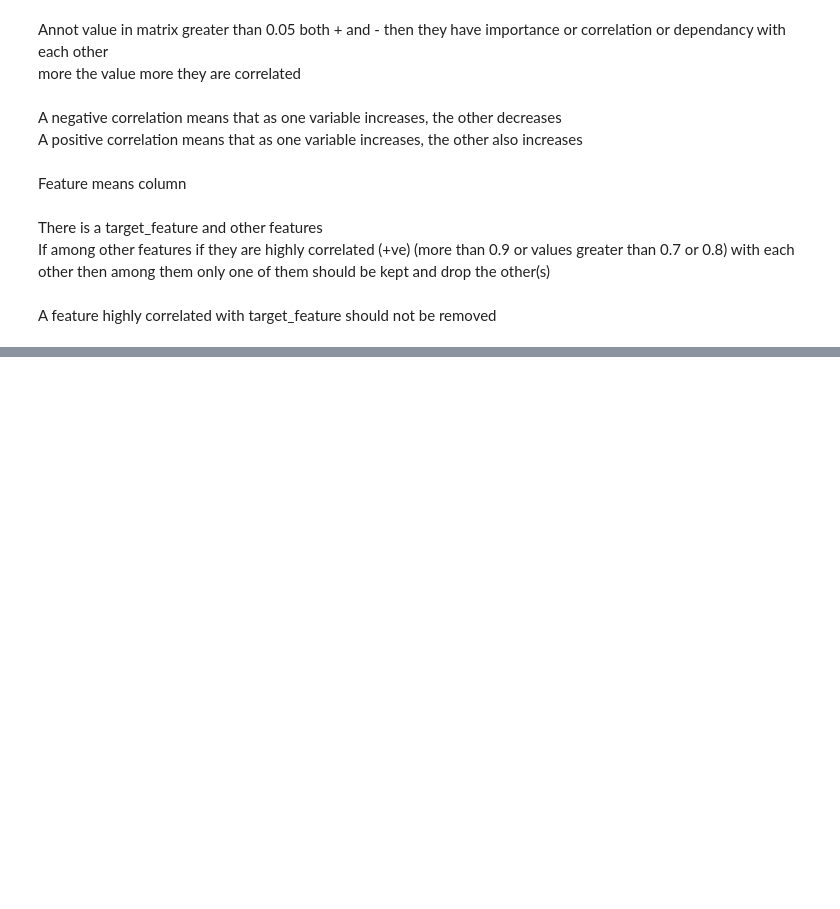
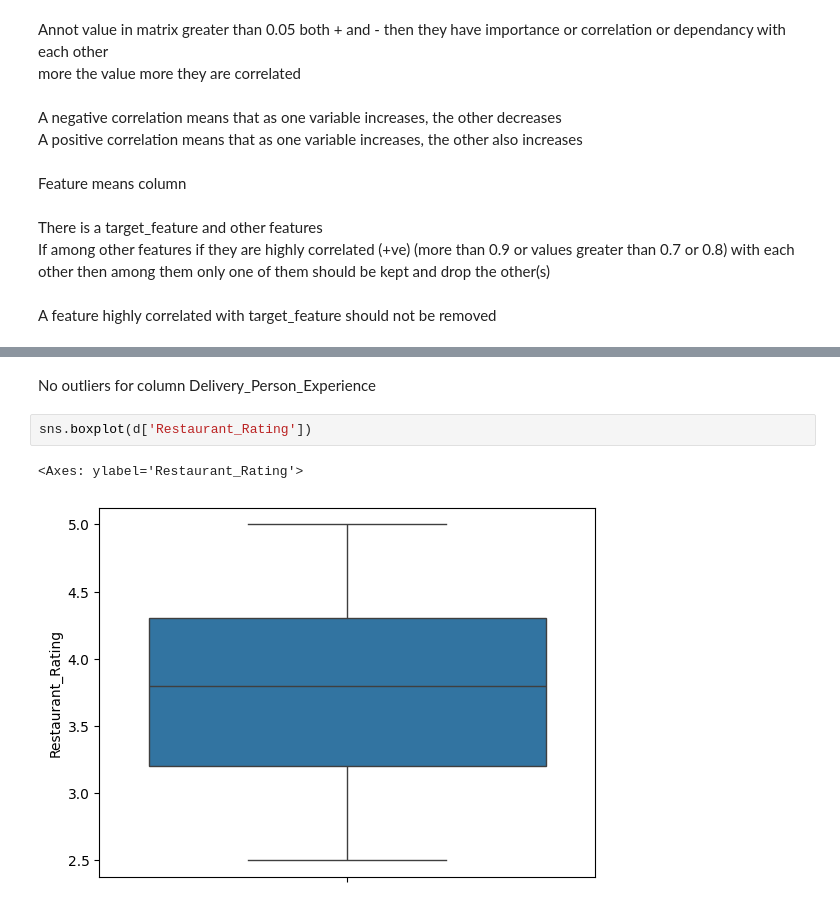
Before and after one commit to princypandya/Food-Delivery-Time-Prediction, a Jupyter notebook: Assignment1.ipynb, the cells around one changed output, grey strips where cells are left out. Drawn from its saved outputs; the diff is of its cells as text; blank space fills up the shorter version.

```diff
--- a/Assignment1.ipynb
+++ b/Assignment1.ipynb
@@ -366,0 +404,7 @@ A feature highly correlated with target_feature should not be removed
+# %% [markdown]
+No outliers for column Delivery_Person_Experience
+# %%
+sns.boxplot(d['Restaurant_Rating'])
+# %% [output]
+<Axes: ylabel='Restaurant_Rating'>
+[figure, added]
```
Also changed, not shown: parts of 20 cells of this notebook.
